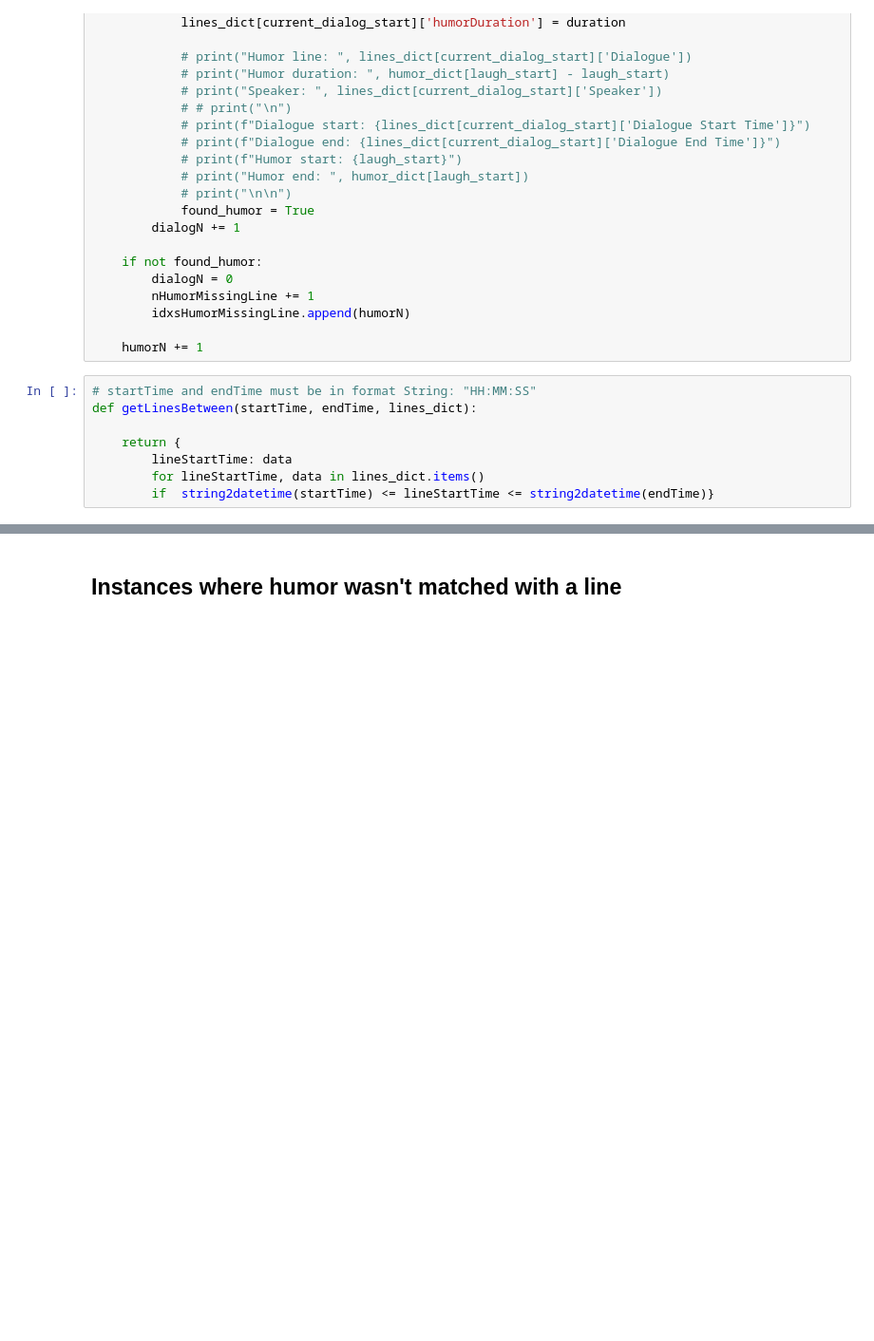
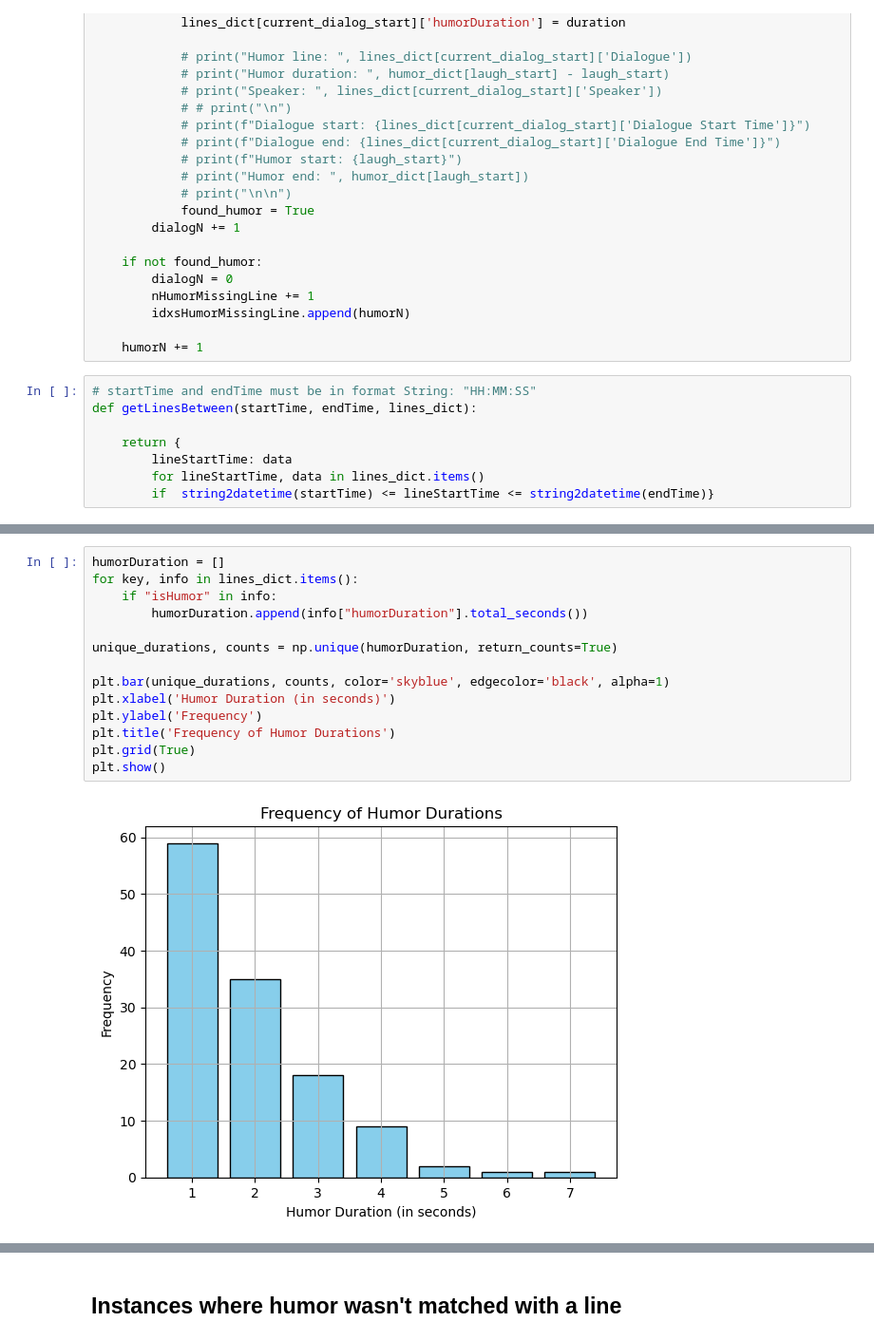
Before and after one commit to adc257/info4940-sitcom, a Jupyter notebook: EDA-Andres.ipynb, the cells around one changed output, grey strips where cells are left out. Shown: that part at 95% size. Cells and saved outputs as stored; diff of their text form; blank space fills up the shorter version.

```diff
--- a/EDA-Andres.ipynb
+++ b/EDA-Andres.ipynb
@@ -124,0 +172,16 @@ def getLinesBetween(startTime, endTime, lines_dict):
+# %%
+humorDuration = []
+for key, info in lines_dict.items():
+    if "isHumor" in info:
+        humorDuration.append(info["humorDuration"].total_seconds())
+
+unique_durations, counts = np.unique(humorDuration, return_counts=True)
+
+plt.bar(unique_durations, counts, color='skyblue', edgecolor='black', alpha=1)
+plt.xlabel('Humor Duration (in seconds)')
+plt.ylabel('Frequency')
+plt.title('Frequency of Humor Durations')
+plt.grid(True)
+plt.show()
+# %% [output]
+[figure, added]
```
Also changed, not shown: parts of 5 cells of this notebook.
